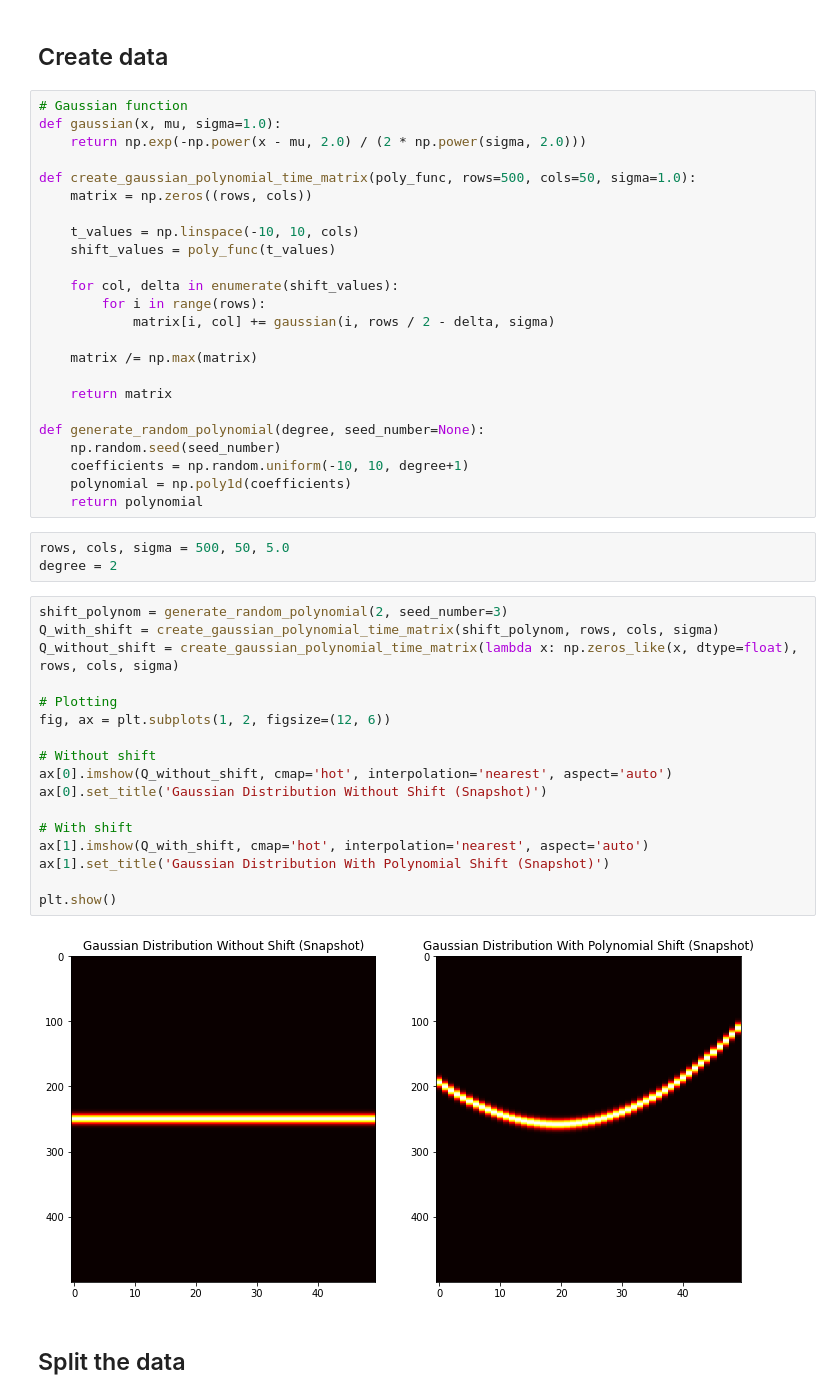
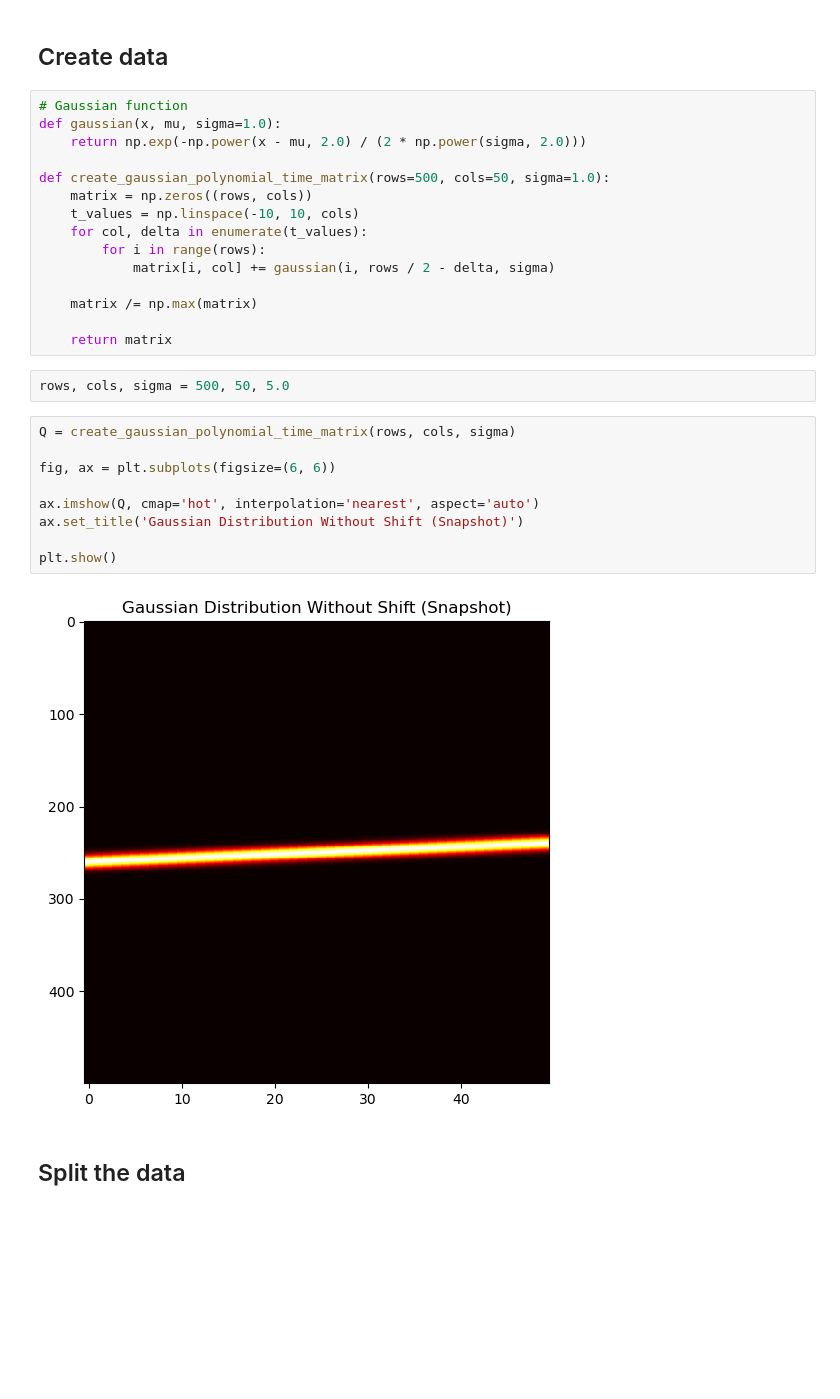
Before and after one commit to beatazor/low-rank-transport, a Jupyter notebook: notebooks/NN_polynomial.ipynb, the cells around one changed output. Saved outputs shown, nothing was run; the diff lists cells and outputs as text; blank space fills up the shorter version.

Commit message:
Ad simple polynomial regression

```diff
--- a/notebooks/NN_polynomial.ipynb
+++ b/notebooks/NN_polynomial.ipynb
@@ -19,46 +19,28 @@ from sklearn.preprocessing import StandardScaler
 def gaussian(x, mu, sigma=1.0):
     return np.exp(-np.power(x - mu, 2.0) / (2 * np.power(sigma, 2.0)))
 
-def create_gaussian_polynomial_time_matrix(poly_func, rows=500, cols=50, sigma=1.0):
+def create_gaussian_polynomial_time_matrix(rows=500, cols=50, sigma=1.0):
     matrix = np.zeros((rows, cols))
-
     t_values = np.linspace(-10, 10, cols)
-    shift_values = poly_func(t_values)
-
-    for col, delta in enumerate(shift_values):
+    for col, delta in enumerate(t_values):
         for i in range(rows):
             matrix[i, col] += gaussian(i, rows / 2 - delta, sigma)
 
     matrix /= np.max(matrix)
 
     return matrix
-
-def generate_random_polynomial(degree, seed_number=None):
-    np.random.seed(seed_number)
-    coefficients = np.random.uniform(-10, 10, degree+1)
-    polynomial = np.poly1d(coefficients)
-    return polynomial
 # %%
 rows, cols, sigma = 500, 50, 5.0
-degree = 2
 # %%
-shift_polynom = generate_random_polynomial(2, seed_number=3)
-Q_with_shift = create_gaussian_polynomial_time_matrix(shift_polynom, rows, cols, sigma)
-Q_without_shift = create_gaussian_polynomial_time_matrix(lambda x: np.zeros_like(x, dtype=float), rows, cols, sigma)
+Q = create_gaussian_polynomial_time_matrix(rows, cols, sigma)
 
-# Plotting
-fig, ax = plt.subplots(1, 2, figsize=(12, 6))
+fig, ax = plt.subplots(figsize=(6, 6))
 
-# Without shift
-ax[0].imshow(Q_without_shift, cmap='hot', interpolation='nearest', aspect='auto')
-ax[0].set_title('Gaussian Distribution Without Shift (Snapshot)')
-
-# With shift
-ax[1].imshow(Q_with_shift, cmap='hot', interpolation='nearest', aspect='auto')
-ax[1].set_title('Gaussian Distribution With Polynomial Shift (Snapshot)')
+ax.imshow(Q, cmap='hot', interpolation='nearest', aspect='auto')
+ax.set_title('Gaussian Distribution Without Shift (Snapshot)')
 
 plt.show()
 # %% [output]
-[figure, old version]
+[figure, new version]
 # %% [markdown]
 ## Split the data
```
Also changed, not shown: parts of 16 cells of this notebook.
